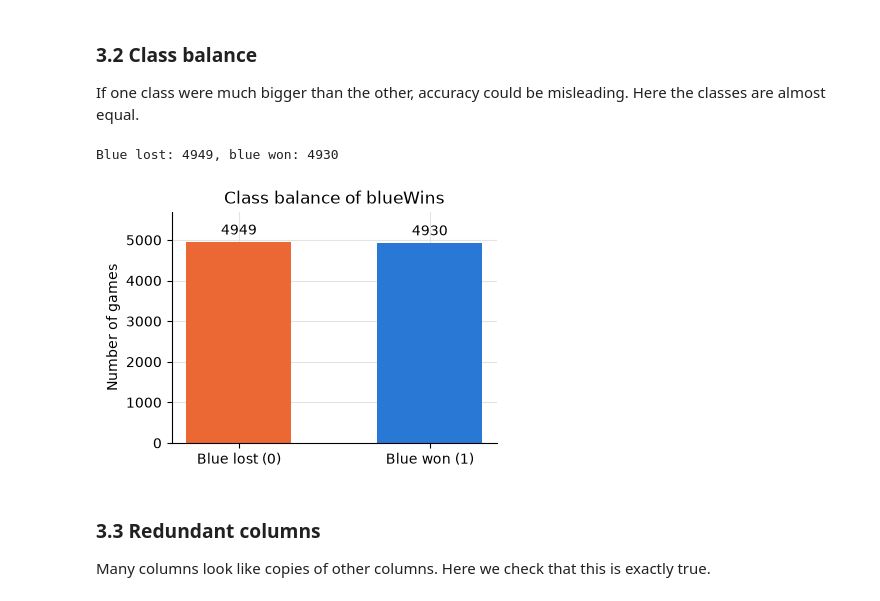
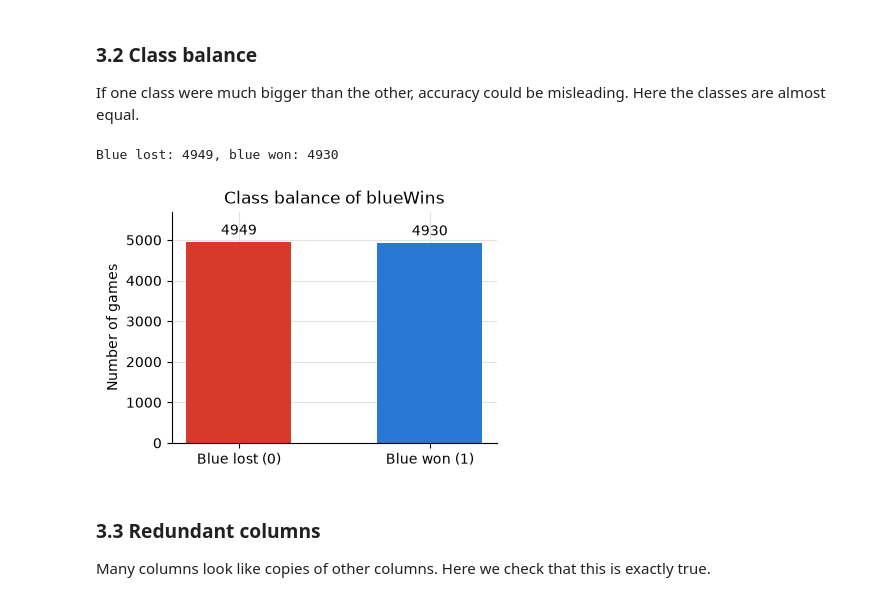
Before and after one commit to ItzDriev/ML-Project, a Jupyter notebook: LoL_Win_Prediction.ipynb, the cells around one changed output. Drawn from its saved outputs; the diff is of its cells as text; code cells hidden in the pictures.

```diff
--- a/LoL_Win_Prediction.ipynb
+++ b/LoL_Win_Prediction.ipynb
@@ -22,13 +20,13 @@ from sklearn.model_selection import train_test_split, cross_val_score
 from sklearn.ensemble import RandomForestClassifier
 from sklearn.metrics import accuracy_score, precision_score, recall_score, f1_score, confusion_matrix
 
-SEED = 42  # fixed random seed so every run gives the same result
+SEED = 16  # fixed random seed so every run gives the same result
 DATA_PATH = Path("data") / "high_diamond_ranked_10min.csv"
 FIG_DIR = Path("figures")  # every plot is also saved here so it can be used in the report
 FIG_DIR.mkdir(exist_ok=True)
 
-# Colours for the plots: blue team = blue, red team = orange
-BLUE, ORANGE, GREY = "#2a78d6", "#eb6834", "#52514e"
+# Colours for the plots: blue team = blue, red team = red
+BLUE, RED, GREY = "#2a78d6", "#d63a2a", "#52514e"
 plt.rcParams.update({"figure.dpi": 100, "savefig.dpi": 150, "savefig.bbox": "tight",
                      "axes.spines.top": False, "axes.spines.right": False, "axes.grid": True,
                      "grid.color": "#e4e3df", "axes.axisbelow": True, "legend.frameon": False})
@@ -91,18 +94,18 @@ If one class were much bigger than the other, accuracy could be misleading. Here
 # %%
 class_counts = df["blueWins"].value_counts().sort_index()
 print(f"Blue lost: {class_counts[0]}, blue won: {class_counts[1]}")
 
 fig, ax = plt.subplots(figsize=(4.2, 3))
-bars = ax.bar(["Blue lost (0)", "Blue won (1)"], class_counts.values, color=[ORANGE, BLUE], width=0.55)
+bars = ax.bar(["Blue lost (0)", "Blue won (1)"], class_counts.values, color=[RED, BLUE], width=0.55)
 ax.bar_label(bars, padding=3)
 ax.set_ylabel("Number of games")
 ax.set_title("Class balance of blueWins")
 ax.set_ylim(0, class_counts.max() * 1.15)
 fig.savefig(FIG_DIR / "01_class_balance.png")
 plt.show()
 # %% [output]
 Blue lost: 4949, blue won: 4930
-[figure, old version]
+[figure, new version]
 # %% [markdown]
 ### 3.3 Redundant columns
 Many columns look like copies of other columns. Here we check that this is exactly true.
```
Also changed, not shown: parts of 15 cells of this notebook, 9 other files.
